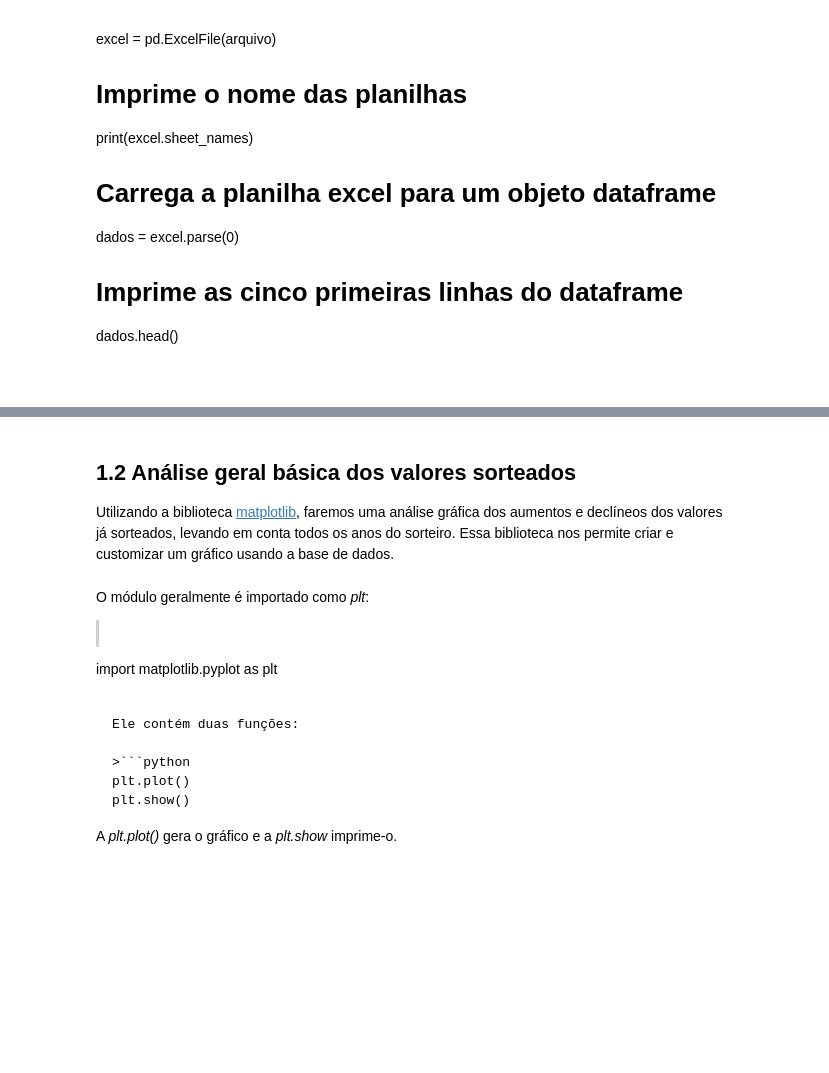
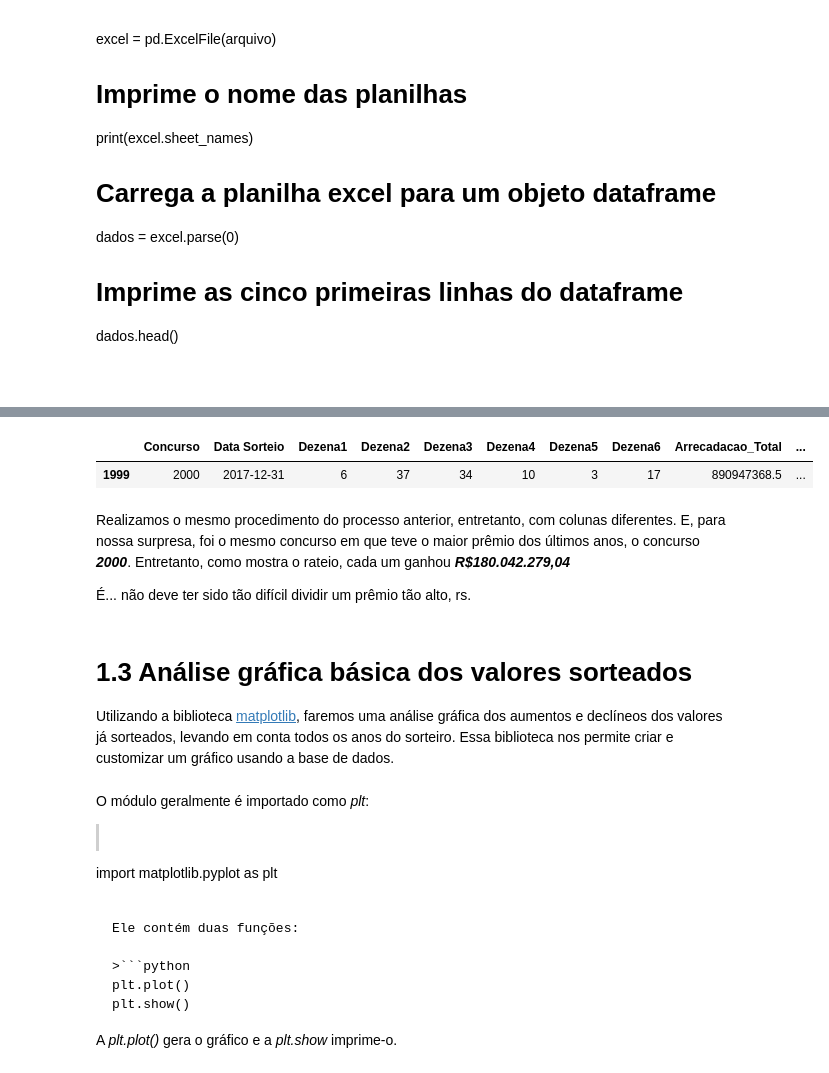
Before and after one commit to gabrielqap/analise-megasena, a Jupyter notebook: Trabalho extra - Unidade 1.ipynb, the cells around one changed output, grey strips where cells are left out. Cells and saved outputs as stored; diff of their text form; code cells hidden in the pictures; blank space fills up the shorter version.

```diff
--- a/Trabalho extra - Unidade 1.ipynb
+++ b/Trabalho extra - Unidade 1.ipynb
@@ -39,5 +106,16 @@ dados["Rateio_Sena"].max()
+# %%
+dados[dados["Ganhadores_Sena"] == dados["Ganhadores_Sena"].max()]
+# %% [output]
+|  | Concurso | Data Sorteio | Dezena1 | Dezena2 | Dezena3 | Dezena4 | Dezena5 | Dezena6 | Arrecadacao_Total | ... |
+| 1999 | 2000 | 2017-12-31 | 6 | 37 | 34 | 10 | 3 | 17 | 890947368.5 | ... |
+# %% [markdown]
+Realizamos o mesmo procedimento do processo anterior, entretanto, com colunas diferentes.
+E, para nossa surpresa, foi o mesmo concurso em que teve o maior prêmio dos últimos anos, o concurso ***2000***.
+Entretanto, como mostra o rateio, cada um ganhou ***R$180.042.279,04***
+
+É... não deve ter sido tão difícil dividir um prêmio tão alto, rs.
 # %% [markdown]
-## 1.2 Análise geral básica dos valores sorteados
+# 1.3 Análise gráfica básica dos valores sorteados
 
 Utilizando a biblioteca [matplotlib](http://matplotlib.org/), faremos uma análise gráfica dos aumentos e declíneos dos valores já sorteados, levando em conta todos os anos do sorteiro.
 Essa biblioteca nos permite criar e customizar um gráfico usando a base de dados.
```
Also changed, not shown: parts of 15 cells of this notebook.
